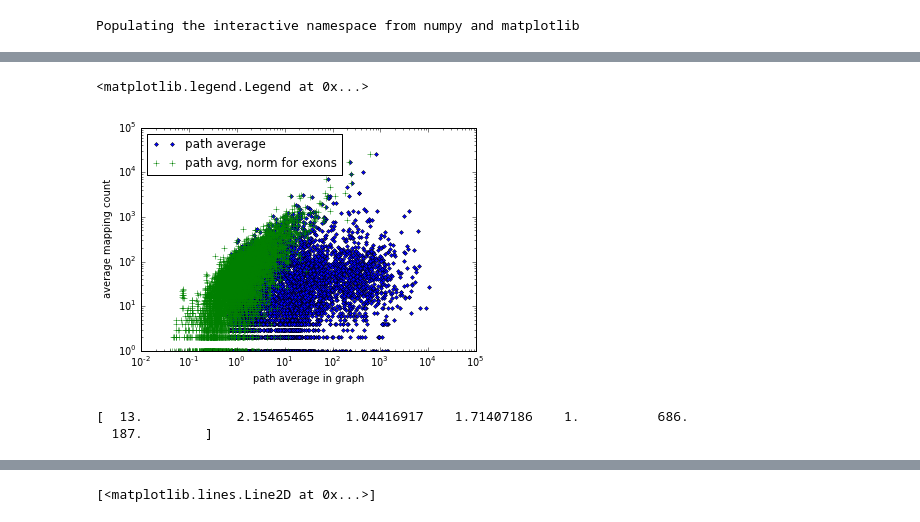
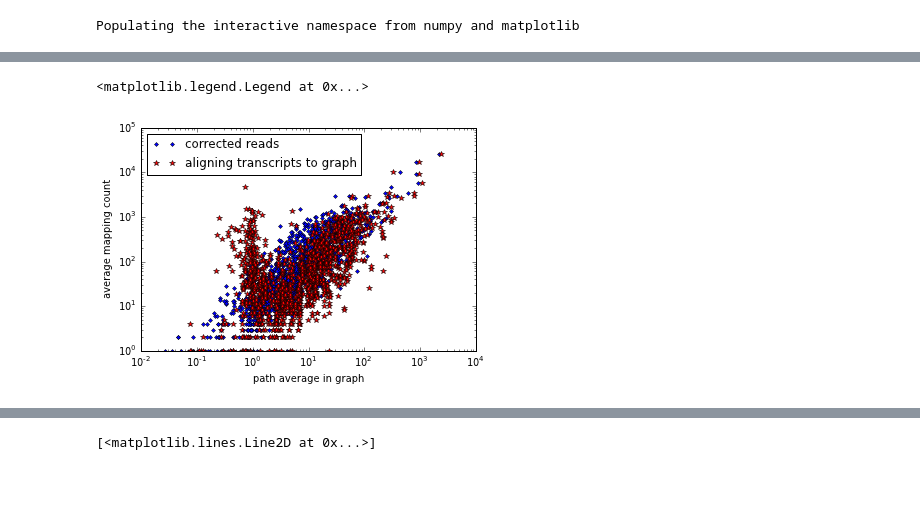
Before and after one commit to dib-lab/2015-khmer-wok3-counting, a Jupyter notebook: counting.ipynb, the cells around one changed output, grey strips where cells are left out. Drawn from its saved outputs; the diff is of its cells as text; code cells hidden in the pictures; blank space fills up the shorter version.

```diff
--- a/counting.ipynb
+++ b/counting.ipynb
@@ -35,18 +57,13 @@ print rseq[0]
 # %%
-loglog(rseq[:,1], rseq[:,0], '.', label='path average')
-loglog(rseq[:,2], rseq[:,0], '+', label='path avg, norm for exons')
+loglog(corr[:,2], corr[:,0], 'b.', label='corrected reads')
+loglog(corr[:,3], corr[:,0], 'r*', label='aligning transcripts to graph')
+
 #loglog(aa[:,0], aa[:,1], '.', label='aln')
 
 #axis(xmin=1, xmax=1e6, ymin=1, ymax=1e6)
 xlabel('path average in graph')
 ylabel('average mapping count')
 legend(loc='upper left')
 # %% [output]
 <matplotlib.legend.Legend at 0x...>
-[figure, old version]
+[figure, new version]
-# %%
-corr = build_array('rseq-mapped.counts', 'rseq-corr.meds2')
-print rseq[0]
-# %% [output]
-[  13.            2.15465465    1.04416917    1.71407186    1.          686.
-  187.        ]
```
Also changed, not shown: parts of 5 cells of this notebook, 1 other file.
